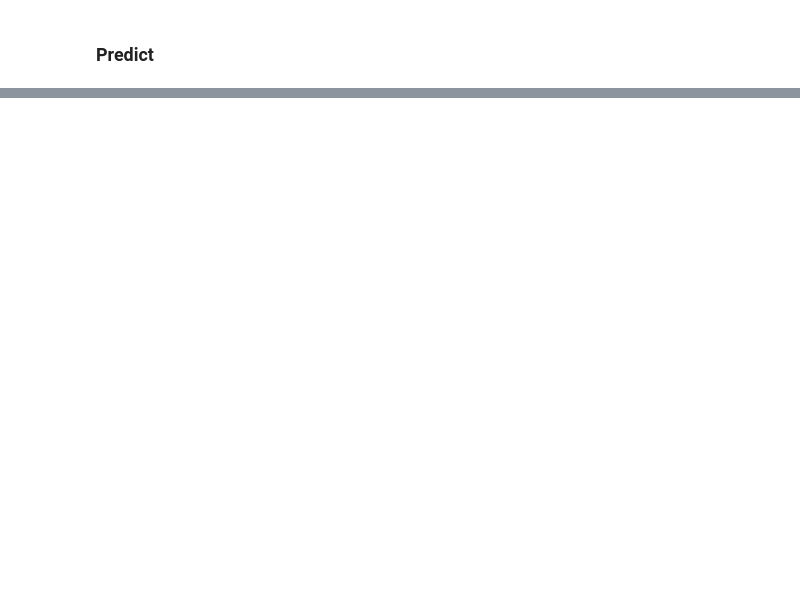
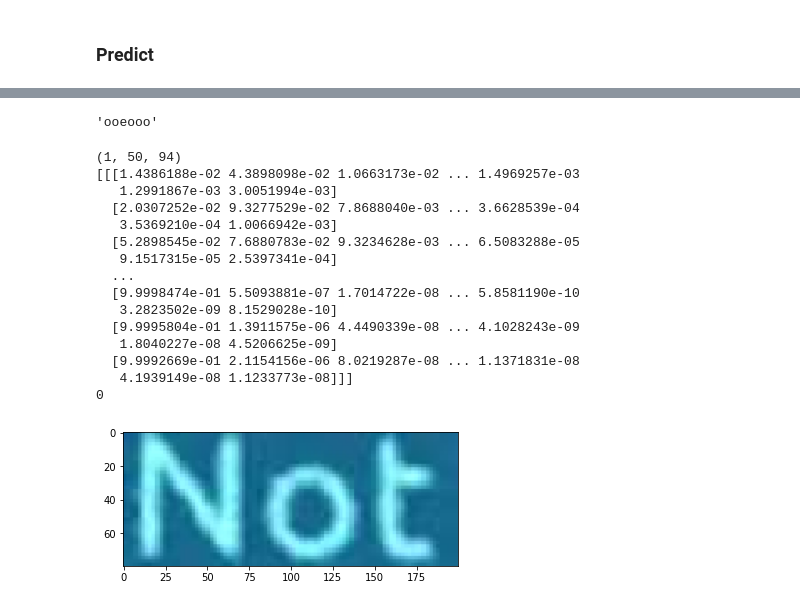
Before and after one commit to danyentezari/bn-ocr, a Jupyter notebook: keras_ocr_bignumber_generator.ipynb, the cells around one changed output, grey strips where cells are left out. Cells and saved outputs as stored; diff of their text form; code cells hidden in the pictures; blank space fills up the shorter version.

```diff
--- a/keras_ocr_bignumber_generator.ipynb
+++ b/keras_ocr_bignumber_generator.ipynb
@@ -313,4 +336,4 @@ len(alphabet)
 # %% [markdown]
 ### Model
 # %%
-train_F, test_F, train_L_dist, test_L_dist = train_test_split(data_F, data_L_dist, test_size=0.3, random_state=0)
+train_F, test_F, train_L_dist, test_L_dist = train_test_split(data_F, data_L_dist, test_size=0.2, random_state=0)
@@ -339,7 +362,7 @@ datagen = ImageDataGenerator(
 train_gen = datagen.flow(train_F, train_L_dist, batch_size=10)
 test_gen = datagen.flow(test_F, test_L_dist, batch_size=10)
 # %%
-epochs = 7
+epochs = 100
 batch_size = 10
 train_steps = train_F.shape[0] // batch_size
 valid_steps = test_F.shape[0] // batch_size
@@ -361,20 +384,18 @@ rp = keras.callbacks.ReduceLROnPlateau(
         min_lr=0.00001,
      )
 # %%
-img_w = 300
-img_h = 100
-words_per_epoch = 100
-val_split = 0.3
+img_w = cw
+img_h = ch
+words_per_epoch = 16000
+val_split = 0.2
 val_words = int(words_per_epoch * (val_split))
 
 # Network parameters
 conv_filters = 16
 kernel_size = (3, 3)
 pool_size = 2
-time_dense_size = 32
+time_dense_size = 64
 rnn_size = 512
-minibatch_size = 10
-
 
 input_shape = (ch, cw, 3)
 
@@ -411,7 +432,7 @@ gru_2b = GRU(rnn_size, return_sequences=True, go_backwards=True,
 
 # transforms RNN output to character activations:
 inner = Dense(
-              93,
+              len(alphabet) + 1,
               kernel_initializer='he_normal',
               name='dense2')(concatenate([gru_2, gru_2b])
             )
@@ -423,0 +463,8 @@ prediction_model.summary()
+# %%
+prediction_model.fit(
+    data_F,
+    data_L_dist,
+    validation_split=0.2,
+    shuffle=True,
+    epochs=10
+  )
@@ -448,7 +523,7 @@ r
 # %%
 sample_image = loadImage('./america.png')
 loaded_image = np.array(negative_pad_image(img, ch, cw))
-loaded_image = loaded_image / 255
+#loaded_image = loaded_image / 255
 
 yhat2 = prediction_model.predict(loaded_image.reshape(1,ch,cw,3))
 
@@ -457,22 +532,41 @@ for i in range(15):
   r += alph_num[yhat2[0][i].argmax()]
 
 r
+# %% [output]
+'ooeooo'
 # %%
 # View sample image and predicted label together
 
 sample_image = loadImage('./results/images/0/0.jpg')
 # Image.fromarray(np.uint8(sample_image*255)).convert('RGB')
 img = sample_image.astype(np.uint8)
 img = np.array(negative_pad_image(img, ch, cw))
 
-plt.imshow(img)
+plt.imshow(sample_image)
 
 yhat = prediction_model.predict(img.reshape(1, ch, cw, 3))
 yhat.shape
 
 print(yhat.shape)
 print(yhat)
 print(yhat[0][3].argmax())
+# %% [output]
+(1, 50, 94)
+[[[1.4386188e-02 4.3898098e-02 1.0663173e-02 ... 1.4969257e-03
+   1.2991867e-03 3.0051994e-03]
+  [2.0307252e-02 9.3277529e-02 7.8688040e-03 ... 3.6628539e-04
+   3.5369210e-04 1.0066942e-03]
+  [5.2898545e-02 7.6880783e-02 9.3234628e-03 ... 6.5083288e-05
+   9.1517315e-05 2.5397341e-04]
+  ...
+  [9.9998474e-01 5.5093881e-07 1.7014722e-08 ... 5.8581190e-10
+   3.2823502e-09 8.1529028e-10]
+  [9.9995804e-01 1.3911575e-06 4.4490339e-08 ... 4.1028243e-09
+   1.8040227e-08 4.5206625e-09]
+  [9.9992669e-01 2.1154156e-06 8.0219287e-08 ... 1.1371831e-08
+   4.1939149e-08 1.1233773e-08]]]
+0
+[figure, added]
 # %%
 x = img.astype(np.uint8)
 plt.imshow(x)
```
Also changed, not shown: parts of 19 cells of this notebook.
